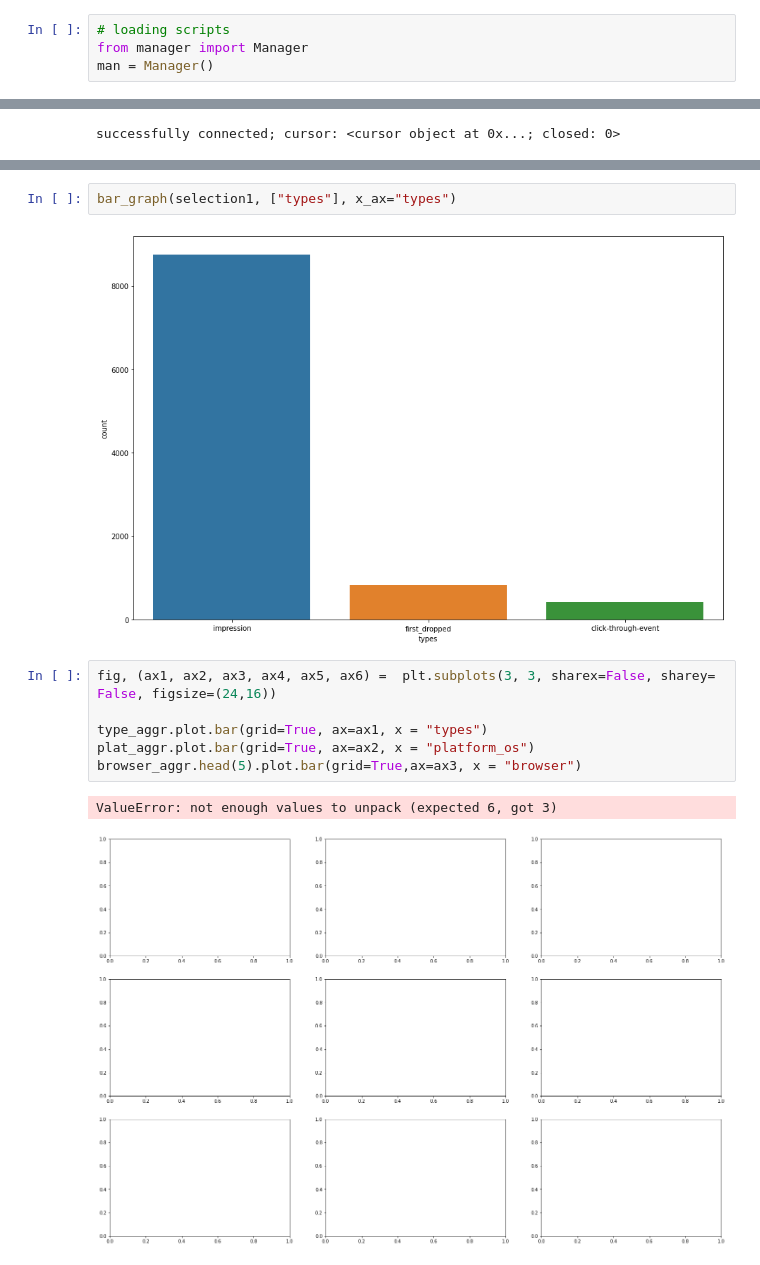
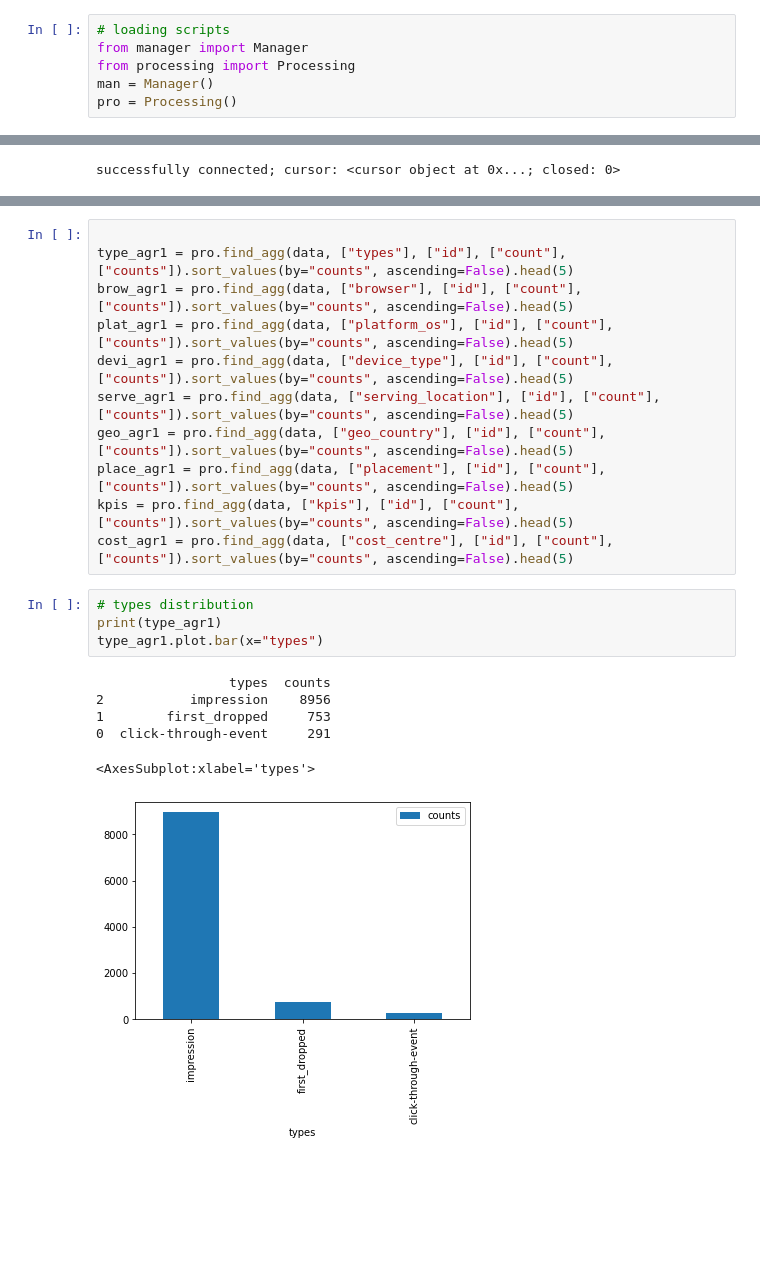
Before and after one commit to benbel376/end-to-end-ad-unit-data-MLOps-project, a Jupyter notebook: notebooks/EDA.ipynb, the cells around one changed output, grey strips where cells are left out. Drawn from its saved outputs; the diff is of its cells as text; blank space fills up the shorter version.

```diff
--- a/notebooks/EDA.ipynb
+++ b/notebooks/EDA.ipynb
@@ -15,7 +15,9 @@ sys.path.append(os.path.abspath("../scripts/python"))
 # %%
 # loading scripts
 from manager import Manager
+from processing import Processing
 man = Manager()
+pro = Processing()
 # %%
 # establishing connection
 
@@ -166,13 +77,22 @@ type_aggr
-# %%
-bar_graph(selection1, ["types"], x_ax="types")
-# %% [output]
-[figure, removed]
-# %%
-fig, (ax1, ax2, ax3, ax4, ax5, ax6) =  plt.subplots(3, 3, sharex=False, sharey= False, figsize=(24,16))
-
-type_aggr.plot.bar(grid=True, ax=ax1, x = "types")
-plat_aggr.plot.bar(grid=True, ax=ax2, x = "platform_os")
-browser_aggr.head(5).plot.bar(grid=True,ax=ax3, x = "browser")
-# %% [output]
-ValueError: not enough values to unpack (expected 6, got 3)
-[figure, removed]
+# %%
+
+type_agr1 = pro.find_agg(data, ["types"], ["id"], ["count"], ["counts"]).sort_values(by="counts", ascending=False).head(5)
+brow_agr1 = pro.find_agg(data, ["browser"], ["id"], ["count"], ["counts"]).sort_values(by="counts", ascending=False).head(5)
+plat_agr1 = pro.find_agg(data, ["platform_os"], ["id"], ["count"], ["counts"]).sort_values(by="counts", ascending=False).head(5)
+devi_agr1 = pro.find_agg(data, ["device_type"], ["id"], ["count"], ["counts"]).sort_values(by="counts", ascending=False).head(5)
+serve_agr1 = pro.find_agg(data, ["serving_location"], ["id"], ["count"], ["counts"]).sort_values(by="counts", ascending=False).head(5)
+geo_agr1 = pro.find_agg(data, ["geo_country"], ["id"], ["count"], ["counts"]).sort_values(by="counts", ascending=False).head(5)
+place_agr1 = pro.find_agg(data, ["placement"], ["id"], ["count"], ["counts"]).sort_values(by="counts", ascending=False).head(5)
+kpis = pro.find_agg(data, ["kpis"], ["id"], ["count"], ["counts"]).sort_values(by="counts", ascending=False).head(5)
+cost_agr1 = pro.find_agg(data, ["cost_centre"], ["id"], ["count"], ["counts"]).sort_values(by="counts", ascending=False).head(5)
+# %%
+# types distribution
+print(type_agr1)
+type_agr1.plot.bar(x="types")
+# %% [output]
+                 types  counts
+2           impression    8956
+1        first_dropped     753
+0  click-through-event     291
+<AxesSubplot:xlabel='types'>
+[figure, added]
```
Also changed, not shown: parts of 20 cells of this notebook, 14 other files.
